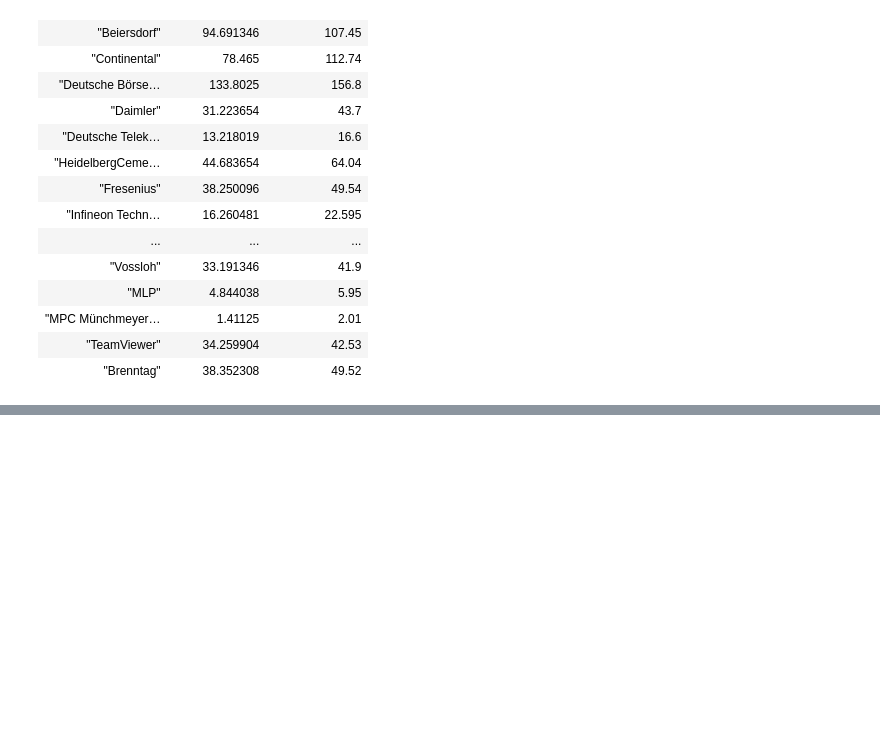
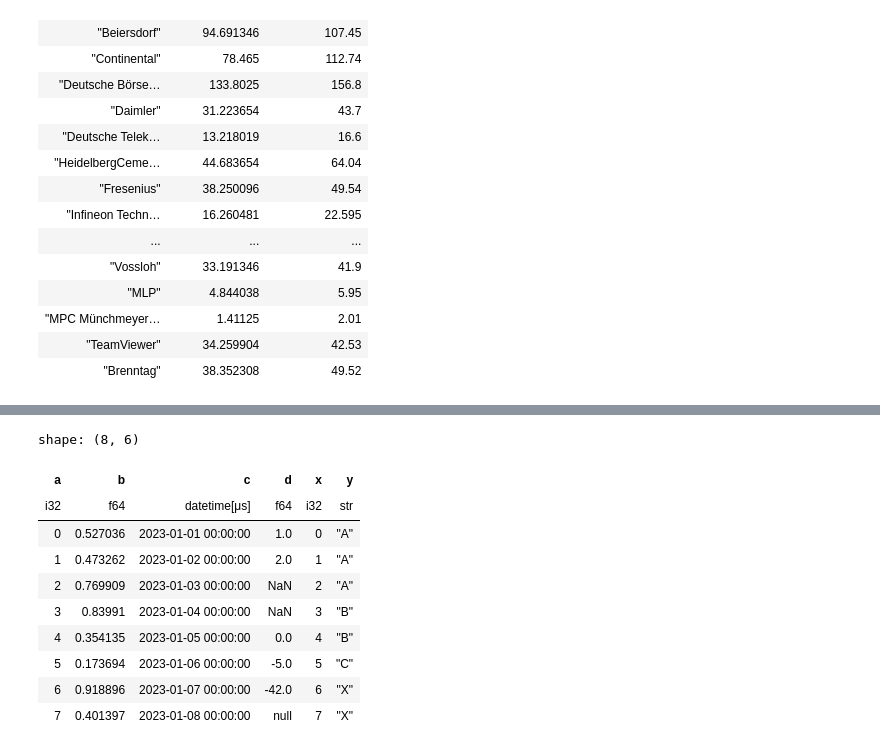
Before and after one commit to aerfort23/Python-Frameworks, a Jupyter notebook: Polars_demo.ipynb, the cells around one changed output, grey strips where cells are left out. Saved outputs shown, nothing was run; the diff lists cells and outputs as text; code cells hidden in the pictures; blank space fills up the shorter version.

```diff
--- a/Polars_demo.ipynb
+++ b/Polars_demo.ipynb
@@ -319,0 +324,16 @@ shape: (173, 3)
+# %%
+df = pl.DataFrame(
+    {
+        "a": np.arange(0, 8),
+        "b": np.random.rand(8),
+        "c": [datetime(2023, 1, 1) + timedelta(days=idx) for idx in range(8)],
+        "d": [1, 2.0, np.NaN, np.NaN, 0, -5, -42, None],
+    }
+)
+
+df2 = pl.DataFrame(
+    {
+        "x": np.arange(0, 8),
+        "y": ["A", "A", "A", "B", "B", "C", "X", "X"],
+    }
+)
@@ -319,0 +354,14 @@ shape: (173, 3)
+# %%
+pl.concat([df,df2],how='horizontal') # similar to axis in pandas
+# %% [output]
+shape: (8, 6)
+| a | b | c | d | x | y |
+| i32 | f64 | datetime[μs] | f64 | i32 | str |
+| 0 | 0.527036 | 2023-01-01 00:00:00 | 1.0 | 0 | "A" |
+| 1 | 0.473262 | 2023-01-02 00:00:00 | 2.0 | 1 | "A" |
+| 2 | 0.769909 | 2023-01-03 00:00:00 | NaN | 2 | "A" |
+| 3 | 0.83991 | 2023-01-04 00:00:00 | NaN | 3 | "B" |
+| 4 | 0.354135 | 2023-01-05 00:00:00 | 0.0 | 4 | "B" |
+| 5 | 0.173694 | 2023-01-06 00:00:00 | -5.0 | 5 | "C" |
+| 6 | 0.918896 | 2023-01-07 00:00:00 | -42.0 | 6 | "X" |
+| 7 | 0.401397 | 2023-01-08 00:00:00 | null | 7 | "X" |
```
Also changed, not shown: parts of 13 cells of this notebook.
